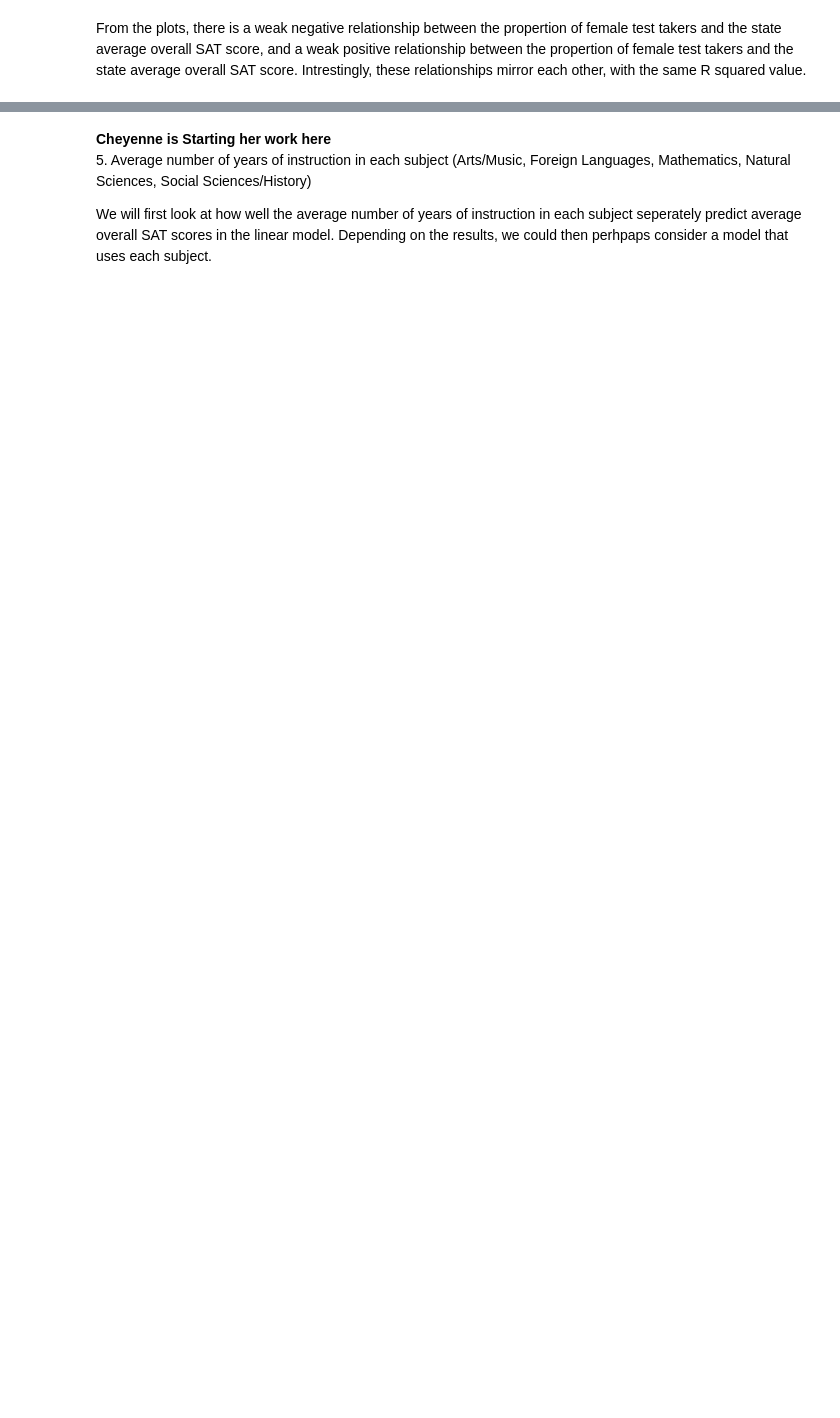
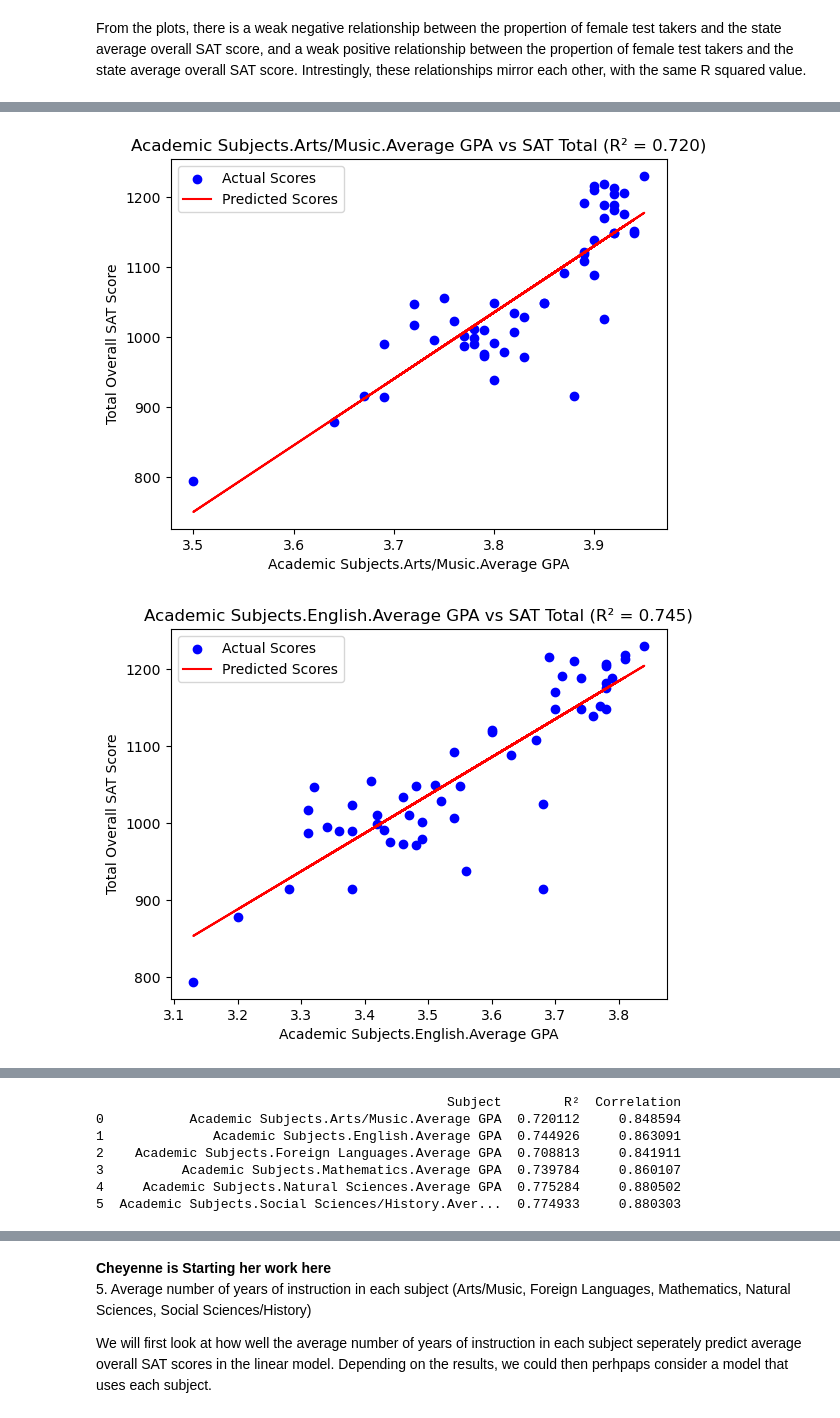
Before and after one commit to Cheyenne232025S/CMDA-3654-Project, a Jupyter notebook: notebooks/Project2.ipynb, the cells around one changed output, grey strips where cells are left out. Cells and saved outputs as stored; diff of their text form; code cells hidden in the pictures; blank space fills up the shorter version.

Commit message:
gpa based on subject
made a graph for each subject, made an overall scatter plot, and made bar plots for coefficients to see if certain subjects are greater than others

```diff
--- a/notebooks/Project2.ipynb
+++ b/notebooks/Project2.ipynb
@@ -170,0 +251,35 @@ From the plots, there is a weak negative relationship between the propertion of
+# %%
+subjects = ["Academic Subjects.Arts/Music.Average GPA",
+            "Academic Subjects.English.Average GPA",
+            "Academic Subjects.Foreign Languages.Average GPA",
+            "Academic Subjects.Mathematics.Average GPA",
+            "Academic Subjects.Natural Sciences.Average GPA",
+            "Academic Subjects.Social Sciences/History.Average GPA"]
+
+scores = sat_data_2014["Total_Overall_Score"]
+
+results = []
+
+for subj in subjects:
+    X_subj = sat_data_2014[[subj]]
+    lm = LinearRegression().fit(X_subj, scores)
+    r2 = lm.score(X_subj, scores)
+    corr = numpy.sqrt(r2) if lm.coef_[0] > 0 else -np.sqrt(r2)
+    results.append((subj, r2, corr))
+
+
+    plt.figure()
+    plt.scatter(X_subj, scores, color="blue", label="Actual Scores")
+    plt.plot(X_subj, lm.predict(X_subj), color="red", label="Predicted Scores")
+    plt.xlabel(subj)
+    plt.ylabel("Total Overall SAT Score")
+    plt.title(f"{subj} vs SAT Total (R² = {r2:.3f})")
+    plt.legend()
+    plt.show()
+
+
+results_df = pandas.DataFrame(results, columns=["Subject", "R²", "Correlation"])
+print(results_df)
+# %% [output]
+[figure, added]
+[figure, added]
@@ -170,0 +290,7 @@ From the plots, there is a weak negative relationship between the propertion of
+                                             Subject        R²  Correlation
+0           Academic Subjects.Arts/Music.Average GPA  0.720112     0.848594
+1              Academic Subjects.English.Average GPA  0.744926     0.863091
+2    Academic Subjects.Foreign Languages.Average GPA  0.708813     0.841911
+3          Academic Subjects.Mathematics.Average GPA  0.739784     0.860107
+4     Academic Subjects.Natural Sciences.Average GPA  0.775284     0.880502
+5  Academic Subjects.Social Sciences/History.Aver...  0.774933     0.880303
```
Also changed, not shown: parts of 40 cells of this notebook.
